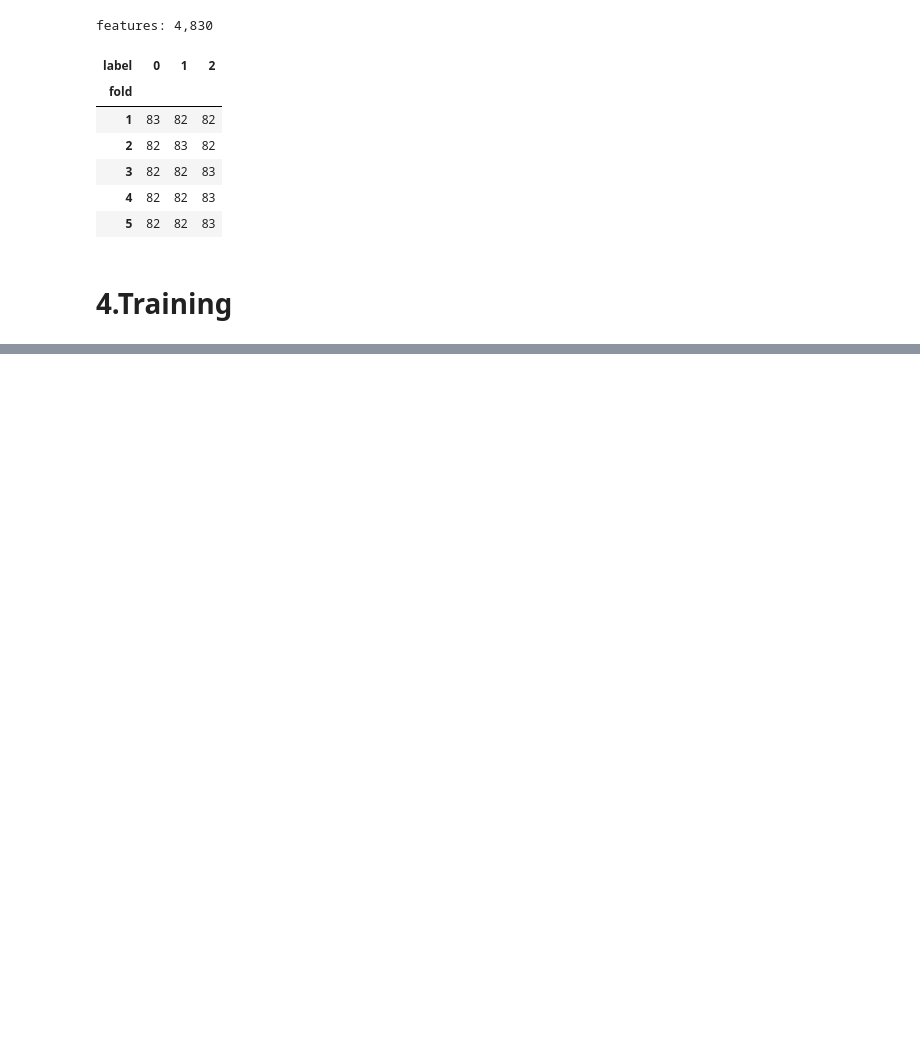
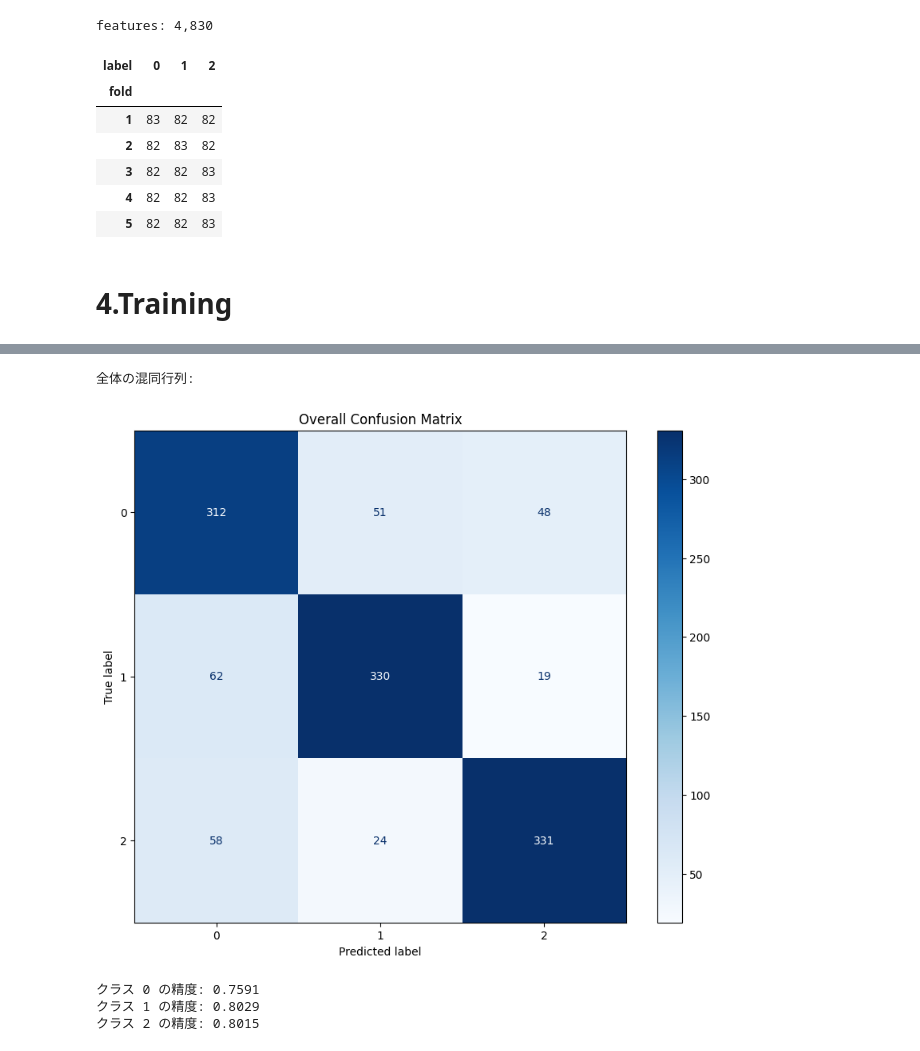
Before and after one commit to takumi19910112/google_colab, a Jupyter notebook: yama_3_xg_boost.ipynb, the cells around one changed output, grey strips where cells are left out. Cells and saved outputs as stored; diff of their text form; code cells hidden in the pictures; blank space fills up the shorter version.

```diff
--- a/yama_3_xg_boost.ipynb
+++ b/yama_3_xg_boost.ipynb
@@ -480,3 +490,22 @@ CV Score: 0.78516
+# %%
+# 全体の予測クラスを取得
+y_true = train_df[target_column]
+y_pred = np.argmax(oof_prob, axis=1)
+
+# 全体の混同行列を表示
+print("全体の混同行列:")
+cm_all = plot_confusion_matrix(y_true, y_pred, title='Overall Confusion Matrix')
+
+# クラスごとの精度を計算
+class_accuracy = cm_all.diagonal() / cm_all.sum(axis=1)
+for i, acc in enumerate(class_accuracy):
+    print(f"クラス {i} の精度: {acc:.4f}")
+# %% [output]
+全体の混同行列:
+[figure, added]
+クラス 0 の精度: 0.7591
+クラス 1 の精度: 0.8029
+クラス 2 の精度: 0.8015
 # %%
 # 学習曲線のプロット
 results = model.evals_result()
```
Also changed, not shown: parts of 10 cells of this notebook.
